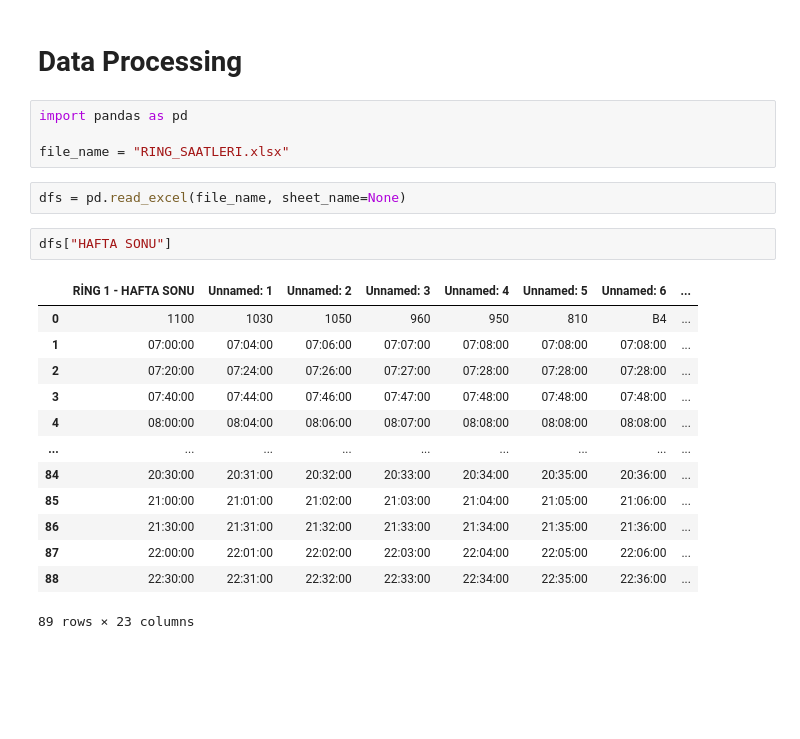
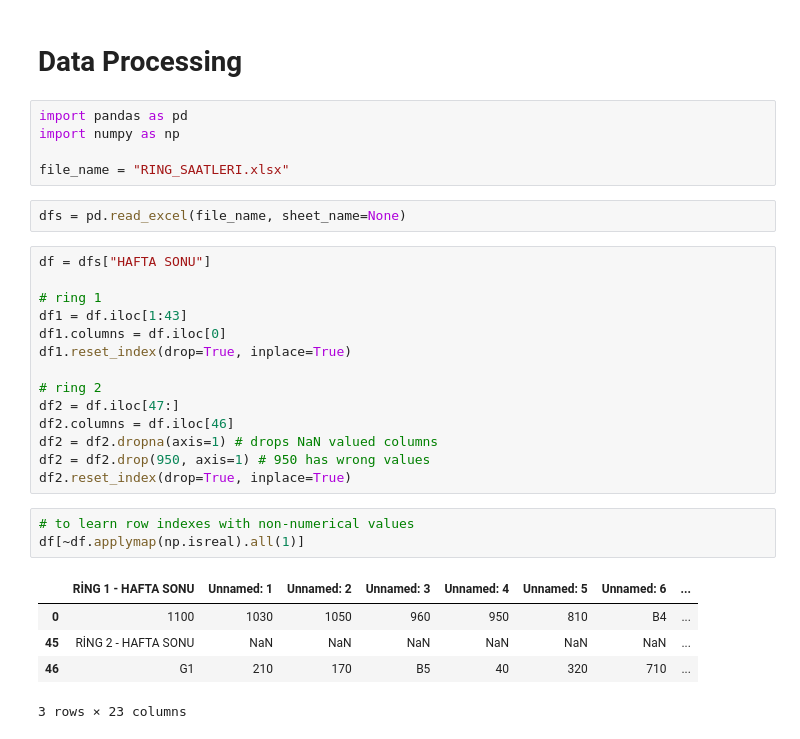
Before and after one commit to elifKurtay/TUSAS_Ring, a Jupyter notebook: data/DataProcessing.ipynb, the cells around one changed output. Drawn from its saved outputs; the diff is of its cells as text; blank space fills up the shorter version.

```diff
--- a/data/DataProcessing.ipynb
+++ b/data/DataProcessing.ipynb
@@ -2,23 +2,31 @@
 # Data Processing
 # %%
 import pandas as pd
+import numpy as np
 
 file_name = "RING_SAATLERI.xlsx"
 # %%
 dfs = pd.read_excel(file_name, sheet_name=None)
 # %%
-dfs["HAFTA SONU"]
+df = dfs["HAFTA SONU"]
+
+# ring 1
+df1 = df.iloc[1:43]
+df1.columns = df.iloc[0]
+df1.reset_index(drop=True, inplace=True)
+
+# ring 2
+df2 = df.iloc[47:]
+df2.columns = df.iloc[46]
+df2 = df2.dropna(axis=1) # drops NaN valued columns
+df2 = df2.drop(950, axis=1) # 950 has wrong values
+df2.reset_index(drop=True, inplace=True)
-# %% [output]
-|  | RİNG 1 - HAFTA SONU | Unnamed: 1 | Unnamed: 2 | Unnamed: 3 | Unnamed: 4 | Unnamed: 5 | Unnamed: 6 | ... |
-| 0 | 1100 | 1030 | 1050 | 960 | 950 | 810 | B4 | ... |
-| 1 | 07:00:00 | 07:04:00 | 07:06:00 | 07:07:00 | 07:08:00 | 07:08:00 | 07:08:00 | ... |
-| 2 | 07:20:00 | 07:24:00 | 07:26:00 | 07:27:00 | 07:28:00 | 07:28:00 | 07:28:00 | ... |
-| 3 | 07:40:00 | 07:44:00 | 07:46:00 | 07:47:00 | 07:48:00 | 07:48:00 | 07:48:00 | ... |
-| 4 | 08:00:00 | 08:04:00 | 08:06:00 | 08:07:00 | 08:08:00 | 08:08:00 | 08:08:00 | ... |
-| ... | ... | ... | ... | ... | ... | ... | ... | ... |
-| 84 | 20:30:00 | 20:31:00 | 20:32:00 | 20:33:00 | 20:34:00 | 20:35:00 | 20:36:00 | ... |
-| 85 | 21:00:00 | 21:01:00 | 21:02:00 | 21:03:00 | 21:04:00 | 21:05:00 | 21:06:00 | ... |
-| 86 | 21:30:00 | 21:31:00 | 21:32:00 | 21:33:00 | 21:34:00 | 21:35:00 | 21:36:00 | ... |
-| 87 | 22:00:00 | 22:01:00 | 22:02:00 | 22:03:00 | 22:04:00 | 22:05:00 | 22:06:00 | ... |
-| 88 | 22:30:00 | 22:31:00 | 22:32:00 | 22:33:00 | 22:34:00 | 22:35:00 | 22:36:00 | ... |
-89 rows × 23 columns
+# %%
+# to learn row indexes with non-numerical values
+df[~df.applymap(np.isreal).all(1)]
+# %% [output]
+|  | RİNG 1 - HAFTA SONU | Unnamed: 1 | Unnamed: 2 | Unnamed: 3 | Unnamed: 4 | Unnamed: 5 | Unnamed: 6 | ... |
+| 0 | 1100 | 1030 | 1050 | 960 | 950 | 810 | B4 | ... |
+| 45 | RİNG 2 - HAFTA SONU | NaN | NaN | NaN | NaN | NaN | NaN | ... |
+| 46 | G1 | 210 | 170 | B5 | 40 | 320 | 710 | ... |
+3 rows × 23 columns
```
Also changed, not shown: parts of 3 cells of this notebook, 2 other files.
